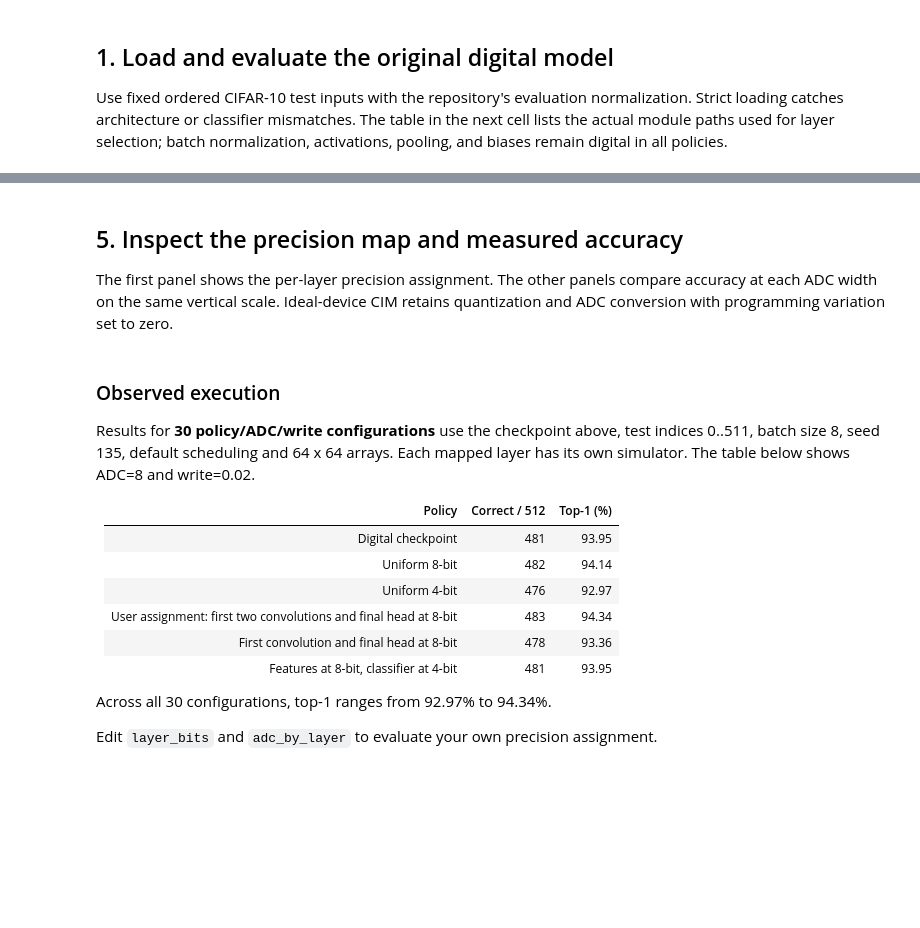
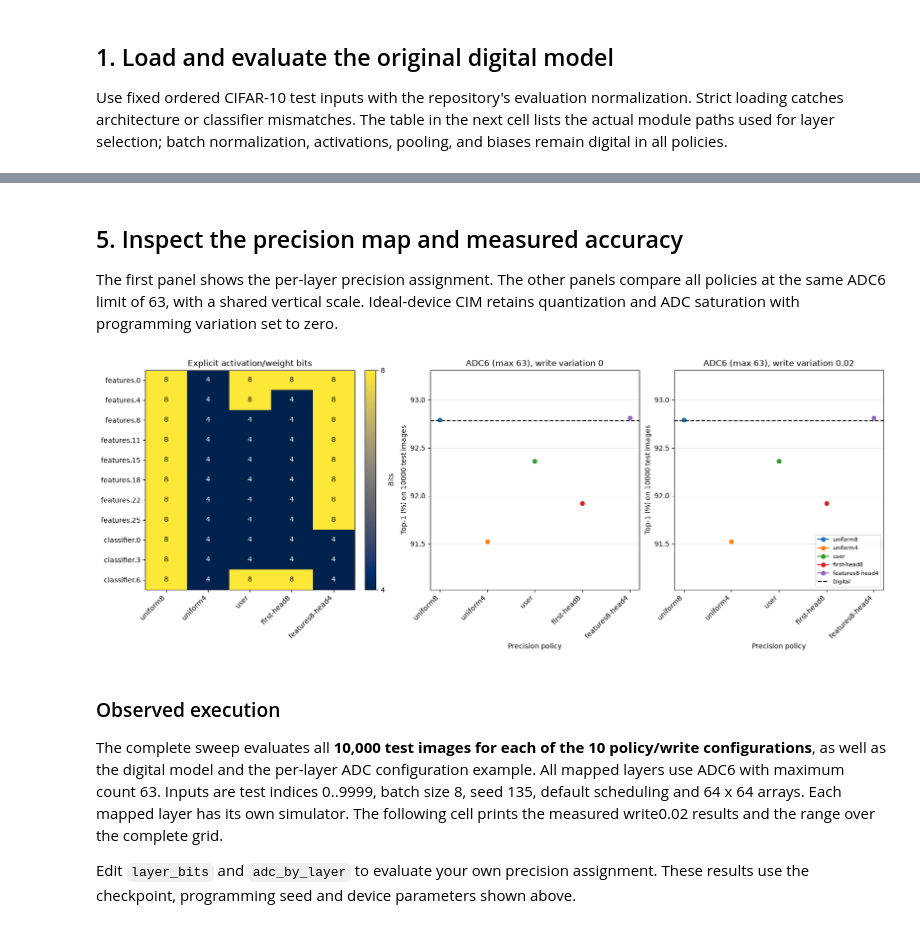
Before and after one commit to HUST-ISMD-Odyssey/MemFast, a Jupyter notebook: examples/notebooks/05_vgg_mixed_precision.ipynb, the cells around one changed output, grey strips where cells are left out. Saved outputs shown, nothing was run; the diff lists cells and outputs as text; code cells hidden in the pictures; blank space fills up the shorter version.

Commit message:
Align matrix and layer APIs with PyTorch and publish executed tutorials

```diff
--- a/examples/notebooks/05_vgg_mixed_precision.ipynb
+++ b/examples/notebooks/05_vgg_mixed_precision.ipynb
@@ -114,12 +134,16 @@ layer_bits = {
     "classifier.3": 4,
     "classifier.6": 8,
 }
-adc_bits = 8
+adc_bits = 6
 adc_by_layer = {
-    "features.0": 8,
-    "classifier.6": 8,
+    "features.0": 6,
+    "classifier.6": 6,
 }
 physical_config = Config(
+    activation_bits=8,
+    weight_bits=8,
+    input_slice=(1,) * 8,
+    weight_slice=(1,) * 8,
     array_size=(64, 64),
     adc_bits=adc_bits,
     seed=SEED,
@@ -157,6 +193,8 @@ def build_mixed_model(bits_by_layer, default_adc, overrides, write=0.02):
             physical_config,
             activation_bits=bits,
             weight_bits=bits,
+            input_slice=(1,) * bits,
+            weight_slice=(1,) * bits,
             adc_bits=overrides.get(name, default_adc),
             nonidealities=Nonidealities(write_variation=write),
         )
@@ -180,7 +218,9 @@ def build_mixed_model(bits_by_layer, default_adc, overrides, write=0.02):
 user_model, user_engines = build_mixed_model(layer_bits, adc_bits, adc_by_layer)
 user_result = evaluate(user_model)
 user_configs = {name: asdict(engine.config) for name, engine in user_engines.items()}
-print(f"User assignment: {100 * user_result['top1']:.2f}% top-1")
+print(
+    f"User assignment: {100 * user_result['top1']:.2f}% top-1 ({user_result['correct']}/{user_result['count']})"
+)
 del user_model, user_engines
 gc.collect()
 if device.type == "cuda":
@@ -199,7 +241,7 @@ policies = {
     "first-head8": {name: 8 if name in ("features.0", "classifier.6") else 4 for name in layers},
     "features8-head4": {name: 8 if name.startswith("features.") else 4 for name in layers},
 }
-adc_grid = (5, 6, 8)
+adc_grid = (6,)
 write_grid = (0.0, 0.02)
 print("Declared policy/ADC/write points:", len(policies) * len(adc_grid) * len(write_grid))
 for label, assignment in policies.items():
@@ -234,7 +283,7 @@ for label, assignment in policies.items():
             )
             mixed_results.append(result)
             print(
-                f"{len(mixed_results):02d}/30 {label:<18} ADC{adc} write={write:g} top1={100 * result['top1']:.2f}%",
+                f"{len(mixed_results):02d}/{len(policies) * len(adc_grid) * len(write_grid)} {label:<18} ADC{adc} write={write:g} top1={100 * result['top1']:.2f}% ({result['correct']}/{result['count']})",
                 flush=True,
             )
             del analog, engines
@@ -246,7 +306,7 @@ assert all(result["count"] == len(targets) for result in mixed_results)
 # %% [markdown]
 ## 5. Inspect the precision map and measured accuracy
 
-The first panel shows the per-layer precision assignment. The other panels compare accuracy at each ADC width on the same vertical scale. Ideal-device CIM retains quantization and ADC conversion with programming variation set to zero.
+The first panel shows the per-layer precision assignment. The other panels compare all policies at the same ADC6 limit of 63, with a shared vertical scale. Ideal-device CIM retains quantization and ADC saturation with programming variation set to zero.
 # %%
 fig, axes = plt.subplots(1, 3, figsize=(16, 6), constrained_layout=True)
 policy_names = list(policies)
@@ -261,52 +321,43 @@ for row in range(len(layers)):
         axes[0].text(
             column,
             row,
             str(value),
             ha="center",
             va="center",
             color="black" if value == 8 else "white",
         )
 fig.colorbar(image, ax=axes[0], ticks=[4, 8], label="Bits")
 accuracy_values = [100 * item["top1"] for item in mixed_results] + [100 * digital_result["top1"]]
 accuracy_limits = (max(0, min(accuracy_values) - 0.5), min(100, max(accuracy_values) + 0.5))
 for ax, write in zip(axes[1:], write_grid):
-    for label in policy_names:
+    for policy_index, label in enumerate(policy_names):
         measured = [
             item
             for item in mixed_results
             if item["policy"] == label and item["write_variation"] == write
         ]
         ax.plot(
-            [item["adc_bits"] for item in measured],
+            [policy_index] * len(measured),
             [100 * item["top1"] for item in measured],
             marker="o",
             label=label,
         )
     ax.axhline(100 * digital_result["top1"], color="black", linestyle="--", label="Digital")
     ax.set(
-        xlabel="ADC bits",
+        xlabel="Precision policy",
         ylabel=f"Top-1 (%) on {len(targets)} test images",
-        title=f"Write variation {write:g}",
-        xticks=adc_grid,
+        title=f"ADC6 (max 63), write variation {write:g}",
         ylim=accuracy_limits,
     )
+    ax.set_xticks(range(len(policy_names)), policy_names, rotation=45, ha="right")
     ax.grid(axis="y", alpha=0.25)
 axes[2].legend(fontsize=8)
 plt.show()
+# %% [output]
+[figure, added]
 # %% [markdown]
 ### Observed execution
 
-Results for **30 policy/ADC/write configurations** use the checkpoint above, test indices 0..511, batch size 8, seed 135, default scheduling and 64 x 64 arrays. Each mapped layer has its own simulator. The table below shows ADC=8 and write=0.02.
+The complete sweep evaluates all **10,000 test images for each of the 10 policy/write configurations**, as well as the digital model and the per-layer ADC configuration example. All mapped layers use ADC6 with maximum count 63. Inputs are test indices 0..9999, batch size 8, seed 135, default scheduling and 64 x 64 arrays. Each mapped layer has its own simulator. The following cell prints the measured write0.02 results and the range over the complete grid.
 
-| Policy | Correct / 512 | Top-1 (%) |
-| --- | --- | --- |
-| Digital checkpoint | 481 | 93.95 |
-| Uniform 8-bit | 482 | 94.14 |
-| Uniform 4-bit | 476 | 92.97 |
-| User assignment: first two convolutions and final head at 8-bit | 483 | 94.34 |
-| First convolution and final head at 8-bit | 478 | 93.36 |
-| Features at 8-bit, classifier at 4-bit | 481 | 93.95 |
-
-Across all 30 configurations, top-1 ranges from 92.97% to 94.34%.
-
-Edit `layer_bits` and `adc_by_layer` to evaluate your own precision assignment.
+Edit `layer_bits` and `adc_by_layer` to evaluate your own precision assignment. These results use the checkpoint, programming seed and device parameters shown above.
```
Also changed, not shown: parts of 11 cells of this notebook, 26 other files.
